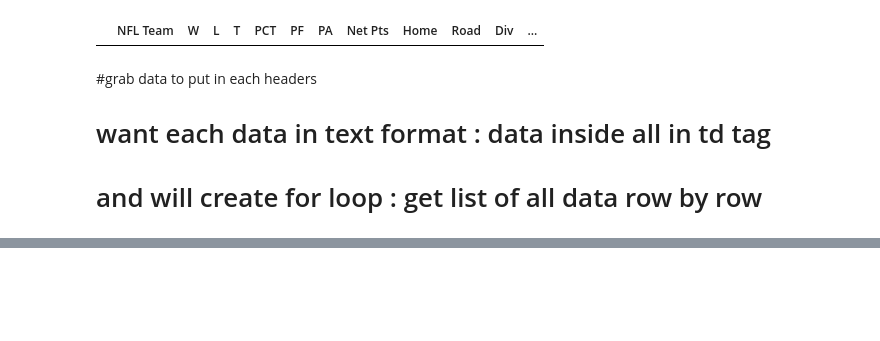
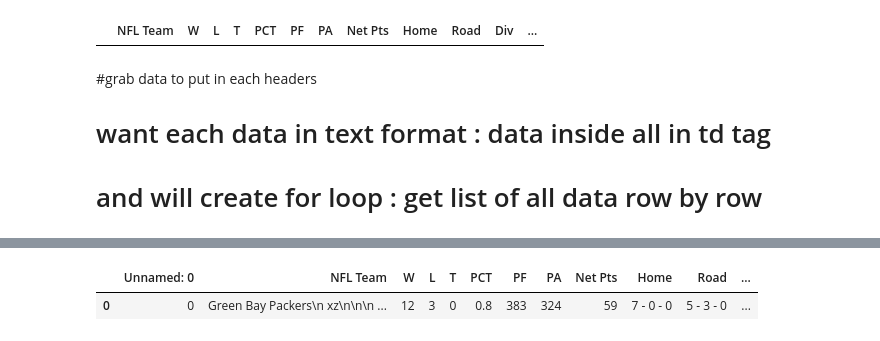
Before and after one commit to BeeLaBoo/BeeLaBoo, a Jupyter notebook: nfl-standings.ipynb, the cells around one changed output, grey strips where cells are left out. Cells and saved outputs as stored; diff of their text form; code cells hidden in the pictures; blank space fills up the shorter version.

Commit message:
Kaggle Notebook | NFL standings | Version 4

```diff
--- a/nfl-standings.ipynb
+++ b/nfl-standings.ipynb
@@ -157,2 +183,7 @@ df
 # %%
 df.to_csv("NFL_stand.csv")
+# %%
+pd.read_csv("NFL_stand.csv")
+# %% [output]
+|  | Unnamed: 0 | NFL Team | W | L | T | PCT | PF | PA | Net Pts | Home | Road | ... |
+| 0 | 0 | Green Bay Packers\n xz\n\n\n ... | 12 | 3 | 0 | 0.8 | 383 | 324 | 59 | 7 - 0 - 0 | 5 - 3 - 0 | ... |
```
Also changed, not shown: parts of 8 cells of this notebook.
